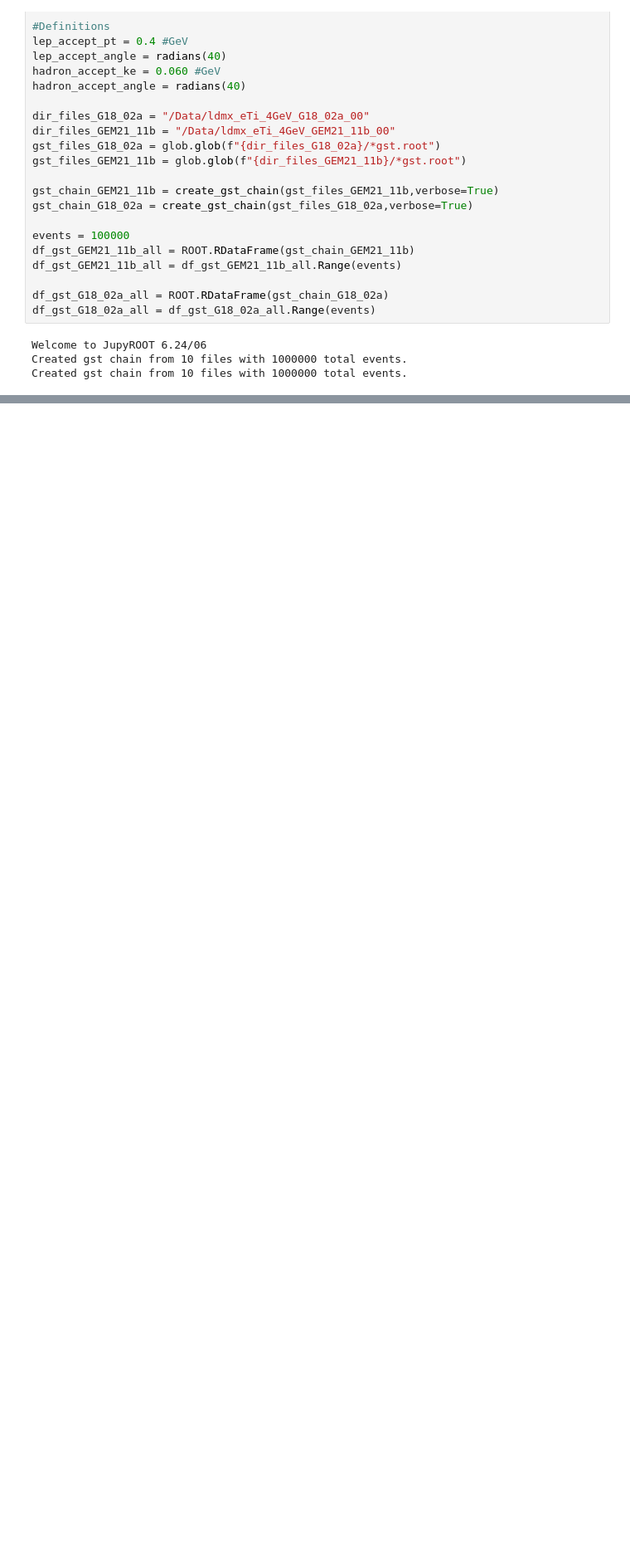
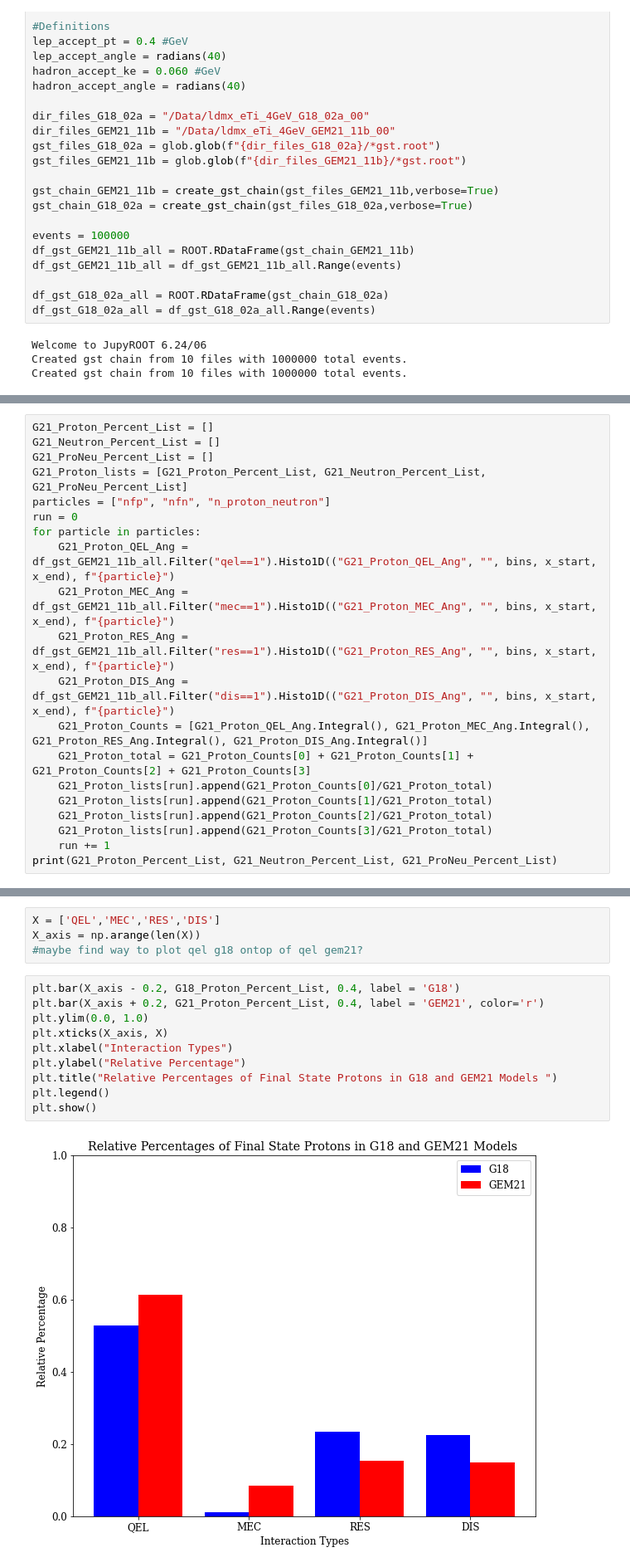
Before and after one commit to wesketchum/LDMX_eN_GENIE, a Jupyter notebook: notebooks/giana/Data Frame Trials.ipynb, the cells around one changed output, grey strips where cells are left out. Shown at 83% size. Saved outputs shown, nothing was run; the diff lists cells and outputs as text; blank space fills up the shorter version.

```diff
--- a/notebooks/giana/Data Frame Trials.ipynb
+++ b/notebooks/giana/Data Frame Trials.ipynb
@@ -628,0 +1644,20 @@ print("RES Fraction", one_gev[2]/total_one, "DIS Fraction", one_gev[3]/total_one
+# %%
+G21_Proton_Percent_List = []
+G21_Neutron_Percent_List = []
+G21_ProNeu_Percent_List = []
+G21_Proton_lists = [G21_Proton_Percent_List, G21_Neutron_Percent_List, G21_ProNeu_Percent_List]
+particles = ["nfp", "nfn", "n_proton_neutron"]
+run = 0
+for particle in particles:
+    G21_Proton_QEL_Ang = df_gst_GEM21_11b_all.Filter("qel==1").Histo1D(("G21_Proton_QEL_Ang", "", bins, x_start, x_end), f"{particle}")
+    G21_Proton_MEC_Ang = df_gst_GEM21_11b_all.Filter("mec==1").Histo1D(("G21_Proton_MEC_Ang", "", bins, x_start, x_end), f"{particle}")
+    G21_Proton_RES_Ang = df_gst_GEM21_11b_all.Filter("res==1").Histo1D(("G21_Proton_RES_Ang", "", bins, x_start, x_end), f"{particle}")
+    G21_Proton_DIS_Ang = df_gst_GEM21_11b_all.Filter("dis==1").Histo1D(("G21_Proton_DIS_Ang", "", bins, x_start, x_end), f"{particle}")
+    G21_Proton_Counts = [G21_Proton_QEL_Ang.Integral(), G21_Proton_MEC_Ang.Integral(), G21_Proton_RES_Ang.Integral(), G21_Proton_DIS_Ang.Integral()]
+    G21_Proton_total = G21_Proton_Counts[0] + G21_Proton_Counts[1] + G21_Proton_Counts[2] + G21_Proton_Counts[3]
+    G21_Proton_lists[run].append(G21_Proton_Counts[0]/G21_Proton_total)
+    G21_Proton_lists[run].append(G21_Proton_Counts[1]/G21_Proton_total)
+    G21_Proton_lists[run].append(G21_Proton_Counts[2]/G21_Proton_total)
+    G21_Proton_lists[run].append(G21_Proton_Counts[3]/G21_Proton_total)
+    run += 1
+print(G21_Proton_Percent_List, G21_Neutron_Percent_List, G21_ProNeu_Percent_List)
@@ -628,0 +1666,16 @@ print("RES Fraction", one_gev[2]/total_one, "DIS Fraction", one_gev[3]/total_one
+# %%
+X = ['QEL','MEC','RES','DIS']
+X_axis = np.arange(len(X))
+#maybe find way to plot qel g18 ontop of qel gem21?
+# %%
+plt.bar(X_axis - 0.2, G18_Proton_Percent_List, 0.4, label = 'G18')
+plt.bar(X_axis + 0.2, G21_Proton_Percent_List, 0.4, label = 'GEM21', color='r')
+plt.ylim(0.0, 1.0)
+plt.xticks(X_axis, X)
+plt.xlabel("Interaction Types")
+plt.ylabel("Relative Percentage")
+plt.title("Relative Percentages of Final State Protons in G18 and GEM21 Models ")
+plt.legend()
+plt.show()
+# %% [output]
+[figure, added]
```
Also changed, not shown: parts of 62 cells of this notebook, 2 other files.
